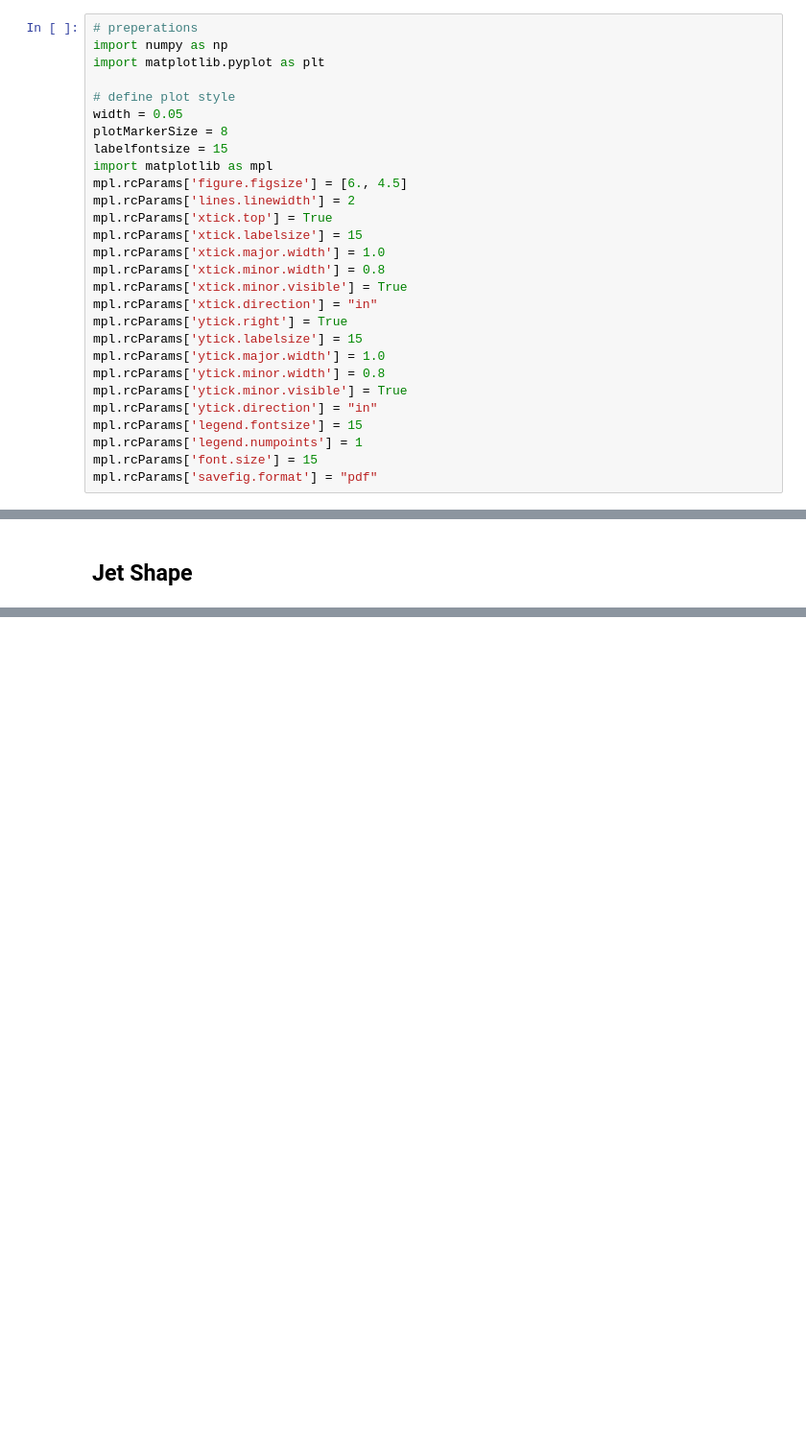
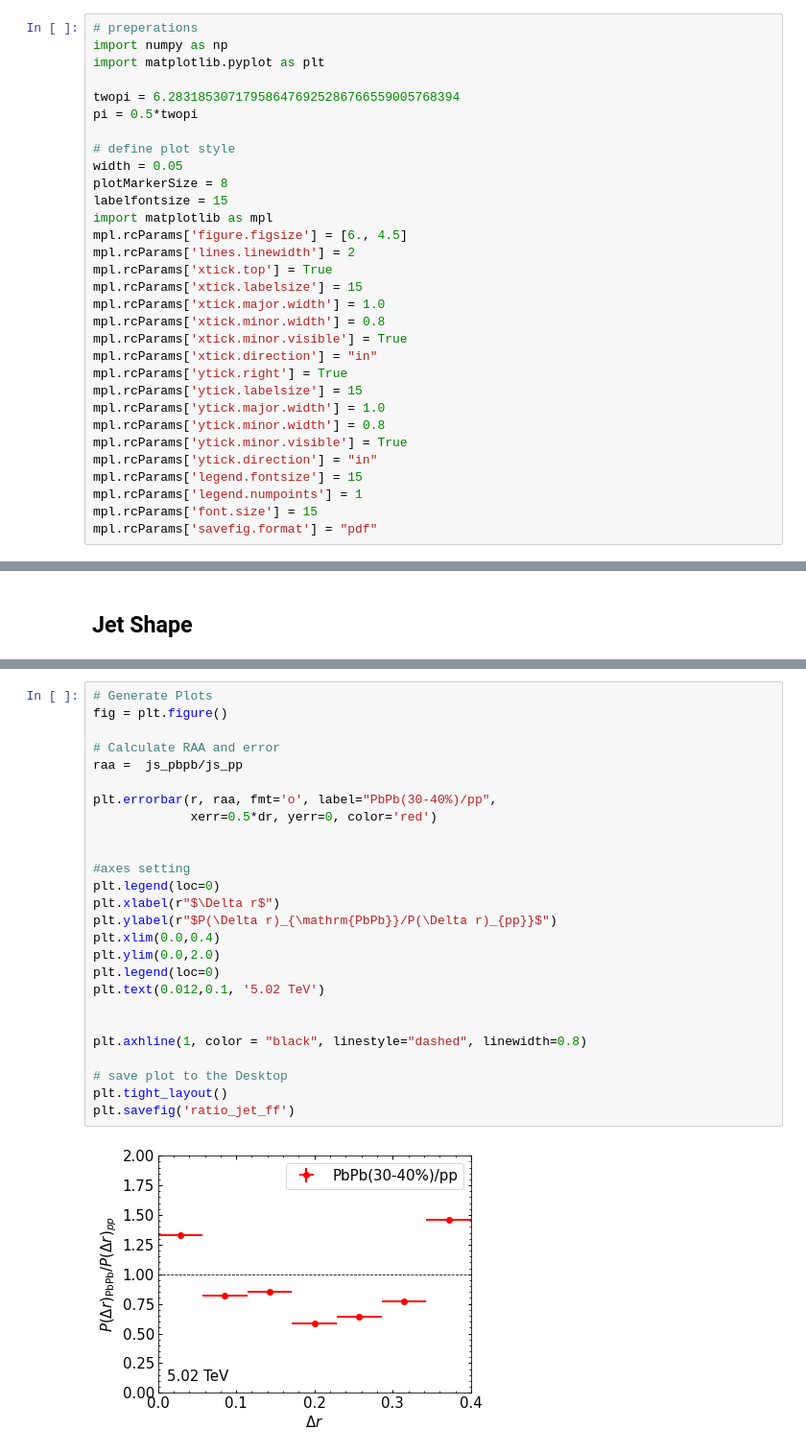
Before and after one commit to JETSCAPE/SummerSchool2021, a Jupyter notebook: Jul23_Jets/notebooks/jet_analysis.ipynb, the cells around one changed output, grey strips where cells are left out. Shown: that part at 96% size. Drawn from its saved outputs; the diff is of its cells as text; blank space fills up the shorter version.

```diff
--- a/Jul23_Jets/notebooks/jet_analysis.ipynb
+++ b/Jul23_Jets/notebooks/jet_analysis.ipynb
@@ -6,6 +6,9 @@
 # preperations
 import numpy as np
 import matplotlib.pyplot as plt
+
+twopi = 6.283185307179586476925286766559005768394
+pi = 0.5*twopi
 
 # define plot style
 width = 0.05
@@ -364,0 +371,28 @@ for i in range(n_jet_pp):
+# %%
+# Generate Plots
+fig = plt.figure()
+
+# Calculate RAA and error
+raa =  js_pbpb/js_pp
+
+plt.errorbar(r, raa, fmt='o', label="PbPb(30-40%)/pp",
+             xerr=0.5*dr, yerr=0, color='red')
+
+
+#axes setting
+plt.legend(loc=0)
+plt.xlabel(r"$\Delta r$")
+plt.ylabel(r"$P(\Delta r)_{\mathrm{PbPb}}/P(\Delta r)_{pp}}$")
+plt.xlim(0.0,0.4)
+plt.ylim(0.0,2.0)
+plt.legend(loc=0)
+plt.text(0.012,0.1, '5.02 TeV')
+
+
+plt.axhline(1, color = "black", linestyle="dashed", linewidth=0.8)
+
+# save plot to the Desktop
+plt.tight_layout()
+plt.savefig('ratio_jet_ff')
+# %% [output]
+[figure, added]
```
Also changed, not shown: parts of 7 cells of this notebook, 1 other file.
